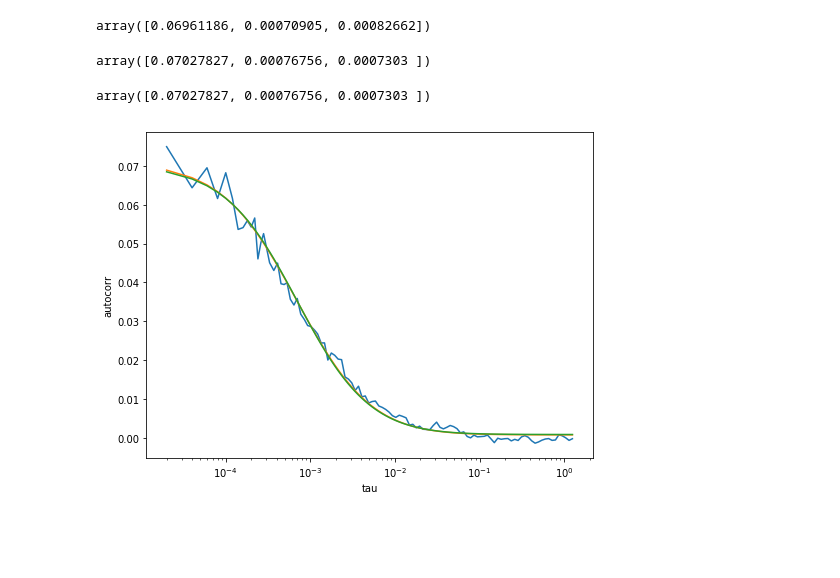
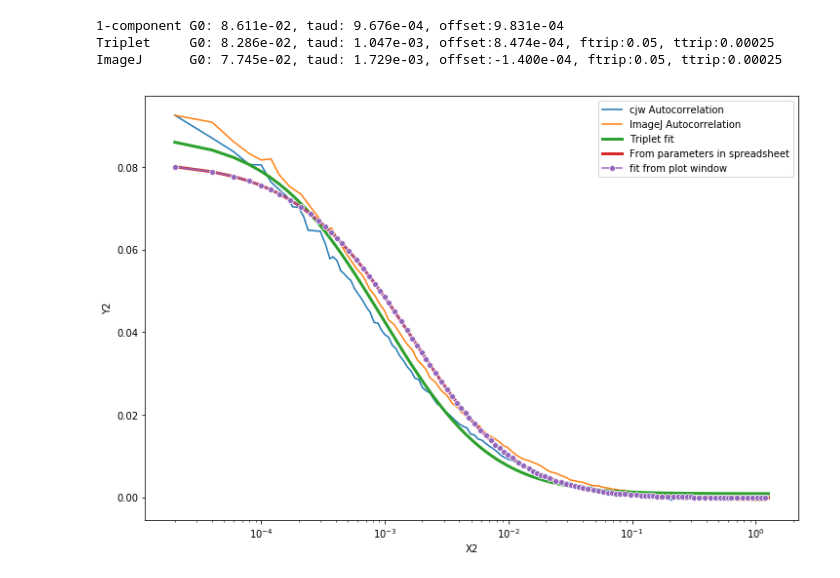
Before and after one commit to cwood1967/fcstools, a Jupyter notebook: example.ipynb, the cells around one changed output. Cells and saved outputs as stored; diff of their text form; code cells hidden in the pictures; blank space fills up the shorter version.

```diff
--- a/example.ipynb
+++ b/example.ipynb
@@ -44,28 +86,0 @@ plt.xscale('log')
-# %%
-fcs1 = fcs_1comp(p0 = [.1, .001, 0])
-p, perr = fcs1(df.tau, df.autocorr)
-p
-# %% [output]
-array([0.06961186, 0.00070905, 0.00082662])
-# %%
-fcst = fcs_1comp_triplet(p0=[.1, .001, 0], bounds=None)
-fcst.__xfunc__ = fcst.__func__
-fcst.__func__ = lambda t, g0, td, offset:fcst.__xfunc__(
-    t, g0, td, 0.05, 250e-6, offset
-    )
-
-pt, perrt = fcst(df.tau, df.autocorr)
-pt
-# %% [output]
-array([0.07027827, 0.00076756, 0.0007303 ])
-# %%
-
-plt.figure(figsize=(8,6))
-sns.lineplot(x='tau', y='autocorr', data=df, ci=None)
-plt.plot(df.tau.unique(), fcst.predict(df.tau.unique(), pt))
-plt.plot(df.tau.unique(), fcs1.predict(df.tau.unique(), p))
-plt.xscale('log')
-pt
-# %% [output]
-array([0.07027827, 0.00076756, 0.0007303 ])
-[figure, removed]
@@ -71,0 +118,42 @@ array([0.07027827, 0.00076756, 0.0007303 ])
+# %%
+## this is from the imagej plugin plot window
+cv = pd.read_csv('Data/corr_and_fit.csv')
+
+#fit values from analysis spreadsheet (ftrip=0.05, ttrip=250e-6)
+pcomp = [0.07745, 1.729e-3, -1.4e-4]
+
+## use the means of the fits to plot the fit
+ptrip = [trip_fits.g0.mean(), trip_fits.taud.mean(), trip_fits.offset.mean()]
+p1comp = [scomp_fits.g0.mean(), scomp_fits.taud.mean(), scomp_fits.offset.mean()]
+# %%
+%matplotlib inline
+qtau = df.tau.unique()
+
+cfcs = fcs_1comp_triplet(p0=[.01, .001, 0])
+cfcs.fix(0.05, 250e-6)
+
+plt.figure(figsize=(12,8))
+sns.lineplot(x='tau', y='autocorr', estimator=np.mean, data=df,
+             ci=None, marker=None, label="cjw Autocorrelation")
+sns.lineplot(x='X1', y='Y1', data=cv, marker=None, label="ImageJ Autocorrelation")
+
+sns.lineplot(x=qtau, y=fcst.predict(qtau, p=ptrip),
+             linewidth=3, label="Triplet fit")
+
+sns.lineplot(x=qtau, y=cfcs.predict(qtau, p=pcomp),
+             linewidth=3,label="From parameters in spreadsheet")
+
+sns.lineplot(x='X2', y='Y2', data=cv, marker='o', label="fit from plot window")
+
+plt.xscale('log')
+plt.legend()
+
+print("1-component G0: {:6.3e}, taud: {:6.3e}, offset:{:6.3e}".format(*p1comp))
+print("Triplet     G0: {:6.3e}, taud: {:6.3e}, offset:{:6.3e}, ftrip:{}, ttrip:{}".format(*ptrip, 0.05, 250e-6))
+
+print("ImageJ      G0: {:6.3e}, taud: {:6.3e}, offset:{:6.3e}, ftrip:{}, ttrip:{}".format(*pcomp, 0.05, 250e-6))
+# %% [output]
+1-component G0: 8.611e-02, taud: 9.676e-04, offset:9.831e-04
+Triplet     G0: 8.286e-02, taud: 1.047e-03, offset:8.474e-04, ftrip:0.05, ttrip:0.00025
+ImageJ      G0: 7.745e-02, taud: 1.729e-03, offset:-1.400e-04, ftrip:0.05, ttrip:0.00025
+[figure, added]
```
Also changed, not shown: parts of 7 cells of this notebook, 2 other files.
